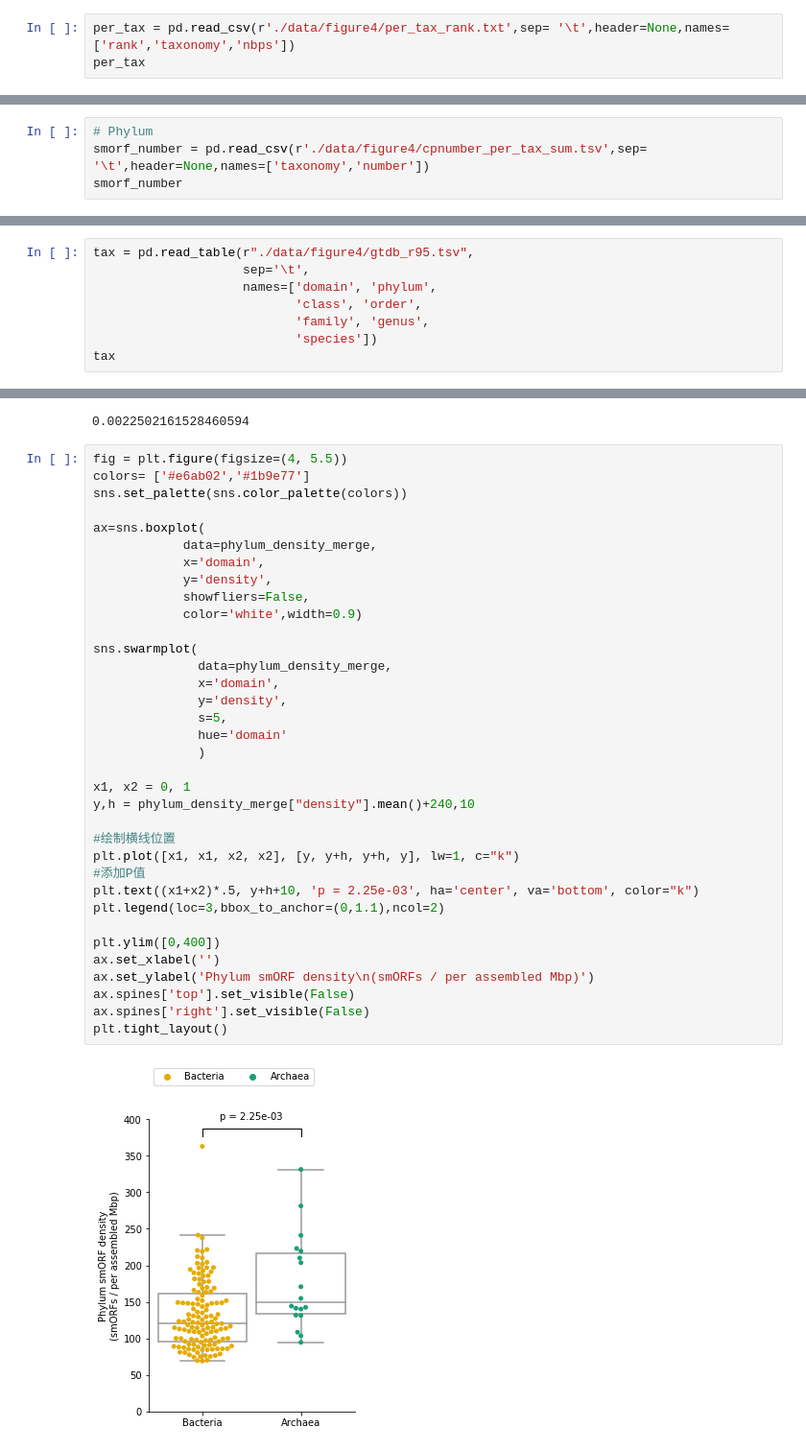
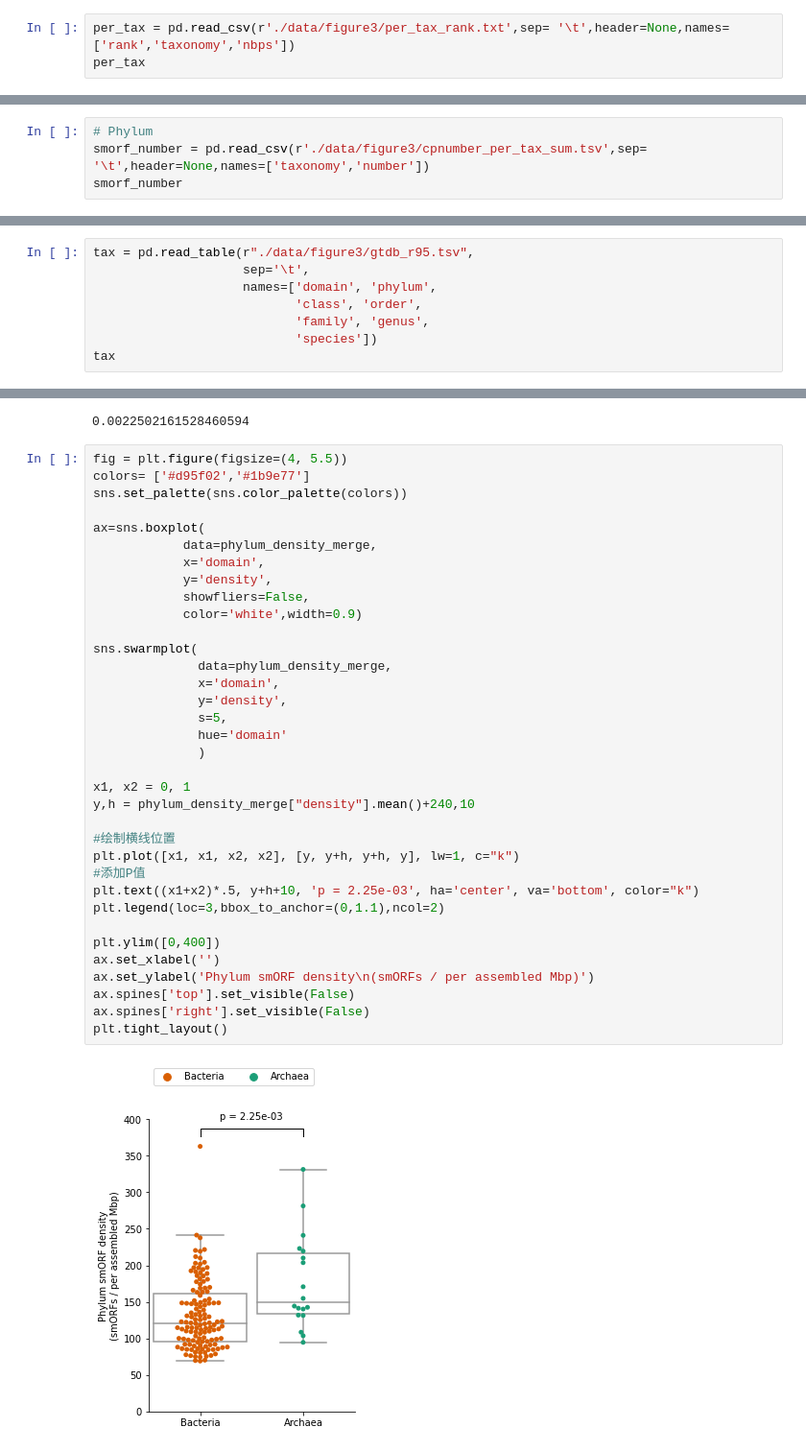
Before and after one commit to BigDataBiology/Duan2023__GMSCv1_Construction_And_Analysis, a Jupyter notebook: Manuscript_analysis/figure3.ipynb, the cells around one changed output, grey strips where cells are left out. Shown: that part at 96% size. Cells and saved outputs as stored; diff of their text form.

```diff
--- a/Manuscript_analysis/figure3.ipynb
+++ b/Manuscript_analysis/figure3.ipynb
@@ -389,7 +393,7 @@ See the caveats in the documentation: https://pandas.pydata.org/pandas-docs/stab
 | 0 | Archaea | 47926165 | superkingdom |
 | 1 | Bacteria | 2180840838 | superkingdom |
 # %%
-per_tax = pd.read_csv(r'./data/figure4/per_tax_rank.txt',sep= '\t',header=None,names=['rank','taxonomy','nbps'])
+per_tax = pd.read_csv(r'./data/figure3/per_tax_rank.txt',sep= '\t',header=None,names=['rank','taxonomy','nbps'])
 per_tax
 # %% [output]
 |  | rank | taxonomy | nbps |
@@ -430,7 +434,7 @@ tax_number_nbps
 | 1 | Bacteria | 2180840838 | superkingdom | 11349978510250 | 192.144931 | 0.008064 | 0.004197 |
 # %%
 # Phylum
-smorf_number = pd.read_csv(r'./data/figure4/cpnumber_per_tax_sum.tsv',sep= '\t',header=None,names=['taxonomy','number'])
+smorf_number = pd.read_csv(r'./data/figure3/cpnumber_per_tax_sum.tsv',sep= '\t',header=None,names=['taxonomy','number'])
 smorf_number
 # %% [output]
 |  | taxonomy | number |
@@ -555,7 +559,7 @@ fdata
 | 135 | B130-G9 | 5693 | phylum | 82484910 | 69.018685 | 1.792822 | 2.597589 |
 149 rows × 7 columns
 # %%
-tax = pd.read_table(r"./data/figure4/gtdb_r95.tsv",
+tax = pd.read_table(r"./data/figure3/gtdb_r95.tsv",
                     sep='\t',
                     names=['domain', 'phylum',
                            'class', 'order',
@@ -624,39 +628,39 @@ pvalue
 0.0022502161528460594
 # %%
 fig = plt.figure(figsize=(4, 5.5))
-colors= ['#e6ab02','#1b9e77']
+colors= ['#d95f02','#1b9e77']
 sns.set_palette(sns.color_palette(colors))
 
 ax=sns.boxplot(
             data=phylum_density_merge,
             x='domain',
             y='density',
             showfliers=False,
             color='white',width=0.9)
 
 sns.swarmplot(
               data=phylum_density_merge,
               x='domain',
               y='density',
               s=5,
               hue='domain'
               )
 
 x1, x2 = 0, 1
 y,h = phylum_density_merge["density"].mean()+240,10
 
 #绘制横线位置
 plt.plot([x1, x1, x2, x2], [y, y+h, y+h, y], lw=1, c="k")
 #添加P值
 plt.text((x1+x2)*.5, y+h+10, 'p = 2.25e-03', ha='center', va='bottom', color="k")
 plt.legend(loc=3,bbox_to_anchor=(0,1.1),ncol=2)
 
 plt.ylim([0,400])
 ax.set_xlabel('')
 ax.set_ylabel('Phylum smORF density\n(smORFs / per assembled Mbp)')
 ax.spines['top'].set_visible(False)
 ax.spines['right'].set_visible(False)
 plt.tight_layout()
 # %% [output]
-[figure, old version]
+[figure, new version]
 # %%
```
Also changed, not shown: parts of 16 cells of this notebook, 4 other files.
